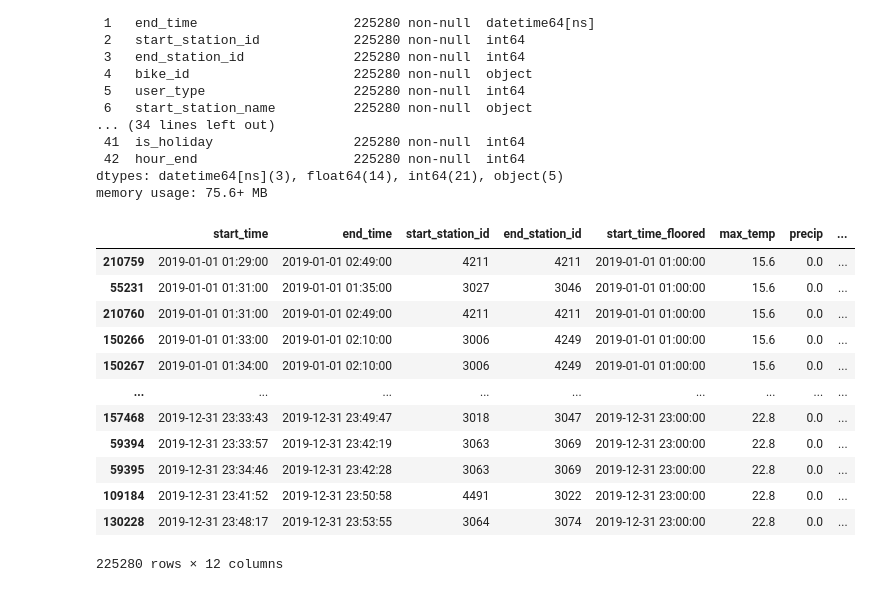
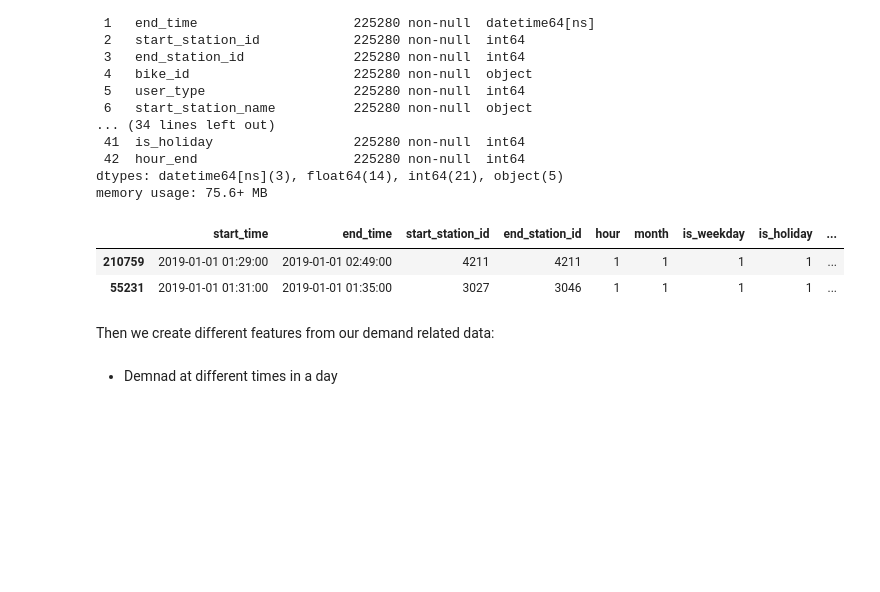
Before and after one commit to katekuian/aa_2021_magma, a Jupyter notebook: 03_cluster_analysis/00_feature_preparation.ipynb, the cells around one changed output. Drawn from its saved outputs; the diff is of its cells as text; code cells hidden in the pictures; blank space fills up the shorter version.

```diff
--- a/03_cluster_analysis/00_feature_preparation.ipynb
+++ b/03_cluster_analysis/00_feature_preparation.ipynb
@@ -175,19 +152,13 @@ memory usage: 75.6+ MB
 trips_demand_df = trips_df[["start_time", "end_time", "start_station_id", "end_station_id", "hour", "month", "is_weekday", "is_holiday", "hour_end"]
 ]
 # %%
-trips_demand_df
+trips_demand_df.head(2)
 # %% [output]
-|  | start_time | end_time | start_station_id | end_station_id | start_time_floored | max_temp | precip | ... |
-| 210759 | 2019-01-01 01:29:00 | 2019-01-01 02:49:00 | 4211 | 4211 | 2019-01-01 01:00:00 | 15.6 | 0.0 | ... |
-| 55231 | 2019-01-01 01:31:00 | 2019-01-01 01:35:00 | 3027 | 3046 | 2019-01-01 01:00:00 | 15.6 | 0.0 | ... |
-| 210760 | 2019-01-01 01:31:00 | 2019-01-01 02:49:00 | 4211 | 4211 | 2019-01-01 01:00:00 | 15.6 | 0.0 | ... |
-| 150266 | 2019-01-01 01:33:00 | 2019-01-01 02:10:00 | 3006 | 4249 | 2019-01-01 01:00:00 | 15.6 | 0.0 | ... |
-| 150267 | 2019-01-01 01:34:00 | 2019-01-01 02:10:00 | 3006 | 4249 | 2019-01-01 01:00:00 | 15.6 | 0.0 | ... |
-| ... | ... | ... | ... | ... | ... | ... | ... | ... |
-| 157468 | 2019-12-31 23:33:43 | 2019-12-31 23:49:47 | 3018 | 3047 | 2019-12-31 23:00:00 | 22.8 | 0.0 | ... |
-| 59394 | 2019-12-31 23:33:57 | 2019-12-31 23:42:19 | 3063 | 3069 | 2019-12-31 23:00:00 | 22.8 | 0.0 | ... |
-| 59395 | 2019-12-31 23:34:46 | 2019-12-31 23:42:28 | 3063 | 3069 | 2019-12-31 23:00:00 | 22.8 | 0.0 | ... |
-| 109184 | 2019-12-31 23:41:52 | 2019-12-31 23:50:58 | 4491 | 3022 | 2019-12-31 23:00:00 | 22.8 | 0.0 | ... |
-| 130228 | 2019-12-31 23:48:17 | 2019-12-31 23:53:55 | 3064 | 3074 | 2019-12-31 23:00:00 | 22.8 | 0.0 | ... |
+|  | start_time | end_time | start_station_id | end_station_id | hour | month | is_weekday | is_holiday | ... |
+| 210759 | 2019-01-01 01:29:00 | 2019-01-01 02:49:00 | 4211 | 4211 | 1 | 1 | 1 | 1 | ... |
+| 55231 | 2019-01-01 01:31:00 | 2019-01-01 01:35:00 | 3027 | 3046 | 1 | 1 | 1 | 1 | ... |
-225280 rows × 12 columns
+# %% [markdown]
+Then we create different features from our demand related data:
+# %% [markdown]
+- Demnad at different times in a day
 # %%
```
Also changed, not shown: parts of 13 cells of this notebook.
